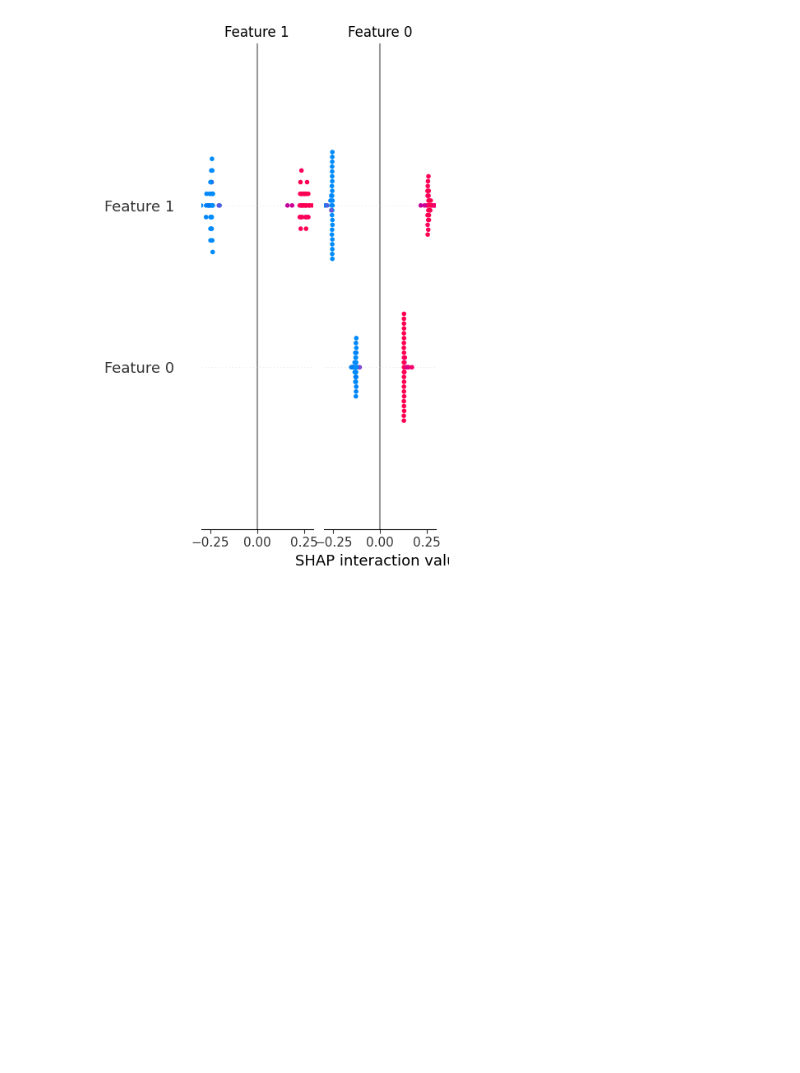
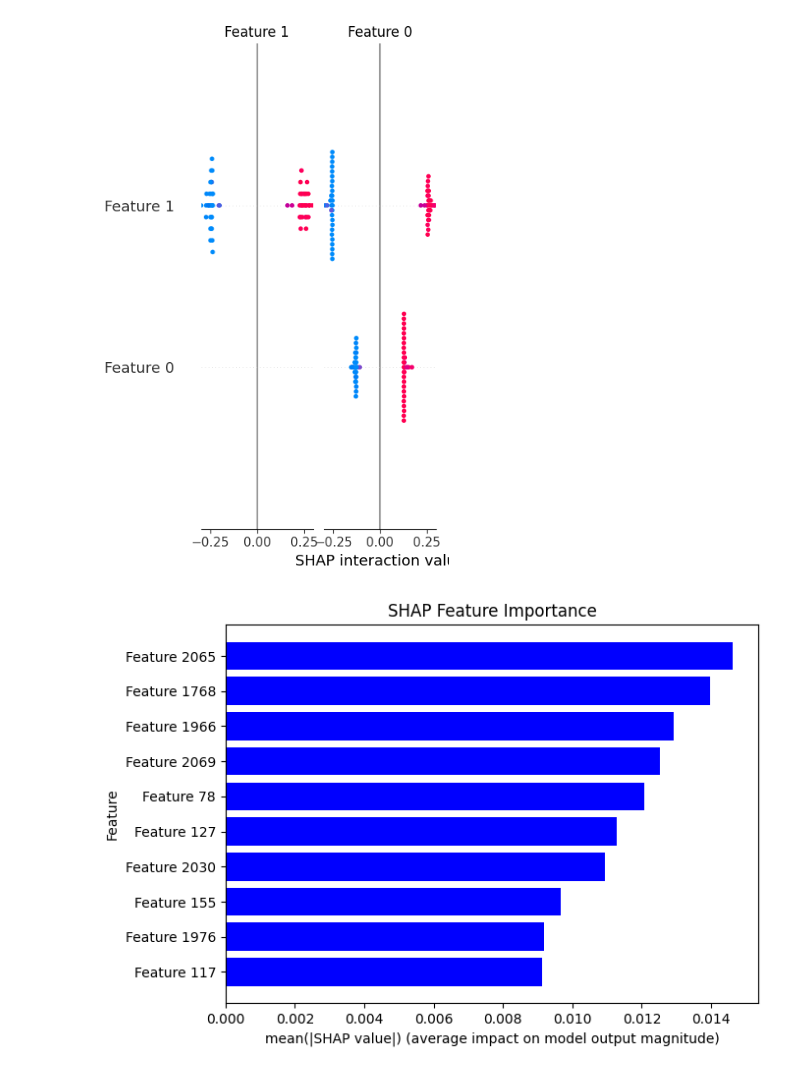
Before and after one commit to siva0124/HUNTER, a Jupyter notebook: meta_learner.ipynb, the cells around one changed output. Saved outputs shown, nothing was run; the diff lists cells and outputs as text; code cells hidden in the pictures; blank space fills up the shorter version.

```diff
--- a/meta_learner.ipynb
+++ b/meta_learner.ipynb
@@ -203,3 +203,92 @@ weighted avg       0.98      0.98      0.98        62
 121/121 ━━━━━━━━━━━━━━━━━━━━ 0s 1ms/step
 [figure]
 [figure]
+# %%
+import pandas as pd
+import numpy as np
+import matplotlib.pyplot as plt
+import seaborn as sns
+import shap
+from sklearn.model_selection import train_test_split
+from sklearn.ensemble import RandomForestClassifier
+from sklearn.preprocessing import StandardScaler, LabelEncoder
+from sklearn.metrics import classification_report, confusion_matrix, roc_curve, auc
+from scipy.fft import fft
+from itertools import cycle
+
+# Load the dataset
+file_path = 'COMPLETE DATA SET 2 (1).csv'
+data = pd.read_csv(file_path)
+
+# Separate features (X) and target (y)
+X = data.iloc[:, :-1]  # All columns except the last one
+y = data.iloc[:, -1]  # Target column
+
+# Encode labels (if they are categorical)
+label_encoder = LabelEncoder()
+y = label_encoder.fit_transform(y)
+
+# Identify non-numeric columns
+non_numeric_cols = X.select_dtypes(exclude=['number']).columns
+
+# Apply one-hot encoding to non-numeric columns
+X = pd.get_dummies(X, columns=non_numeric_cols)
+
+# Convert to numpy array for FFT
+X = X.values
+
+# Apply FFT to each signal in the feature matrix
+X_fft = np.abs(np.array([fft(signal) for signal in X]))
+
+# Split data into training and testing sets
+X_train, X_test, y_train, y_test = train_test_split(X_fft, y, test_size=0.2, random_state=42, stratify=y)
+
+# Scale the features for better performance
+scaler = StandardScaler()
+X_train_scaled = scaler.fit_transform(X_train)
+X_test_scaled = scaler.transform(X_test)
+
+# Train a Random Forest model
+rf_model = RandomForestClassifier(n_estimators=100, random_state=42)
+rf_model.fit(X_train_scaled, y_train)
+
+# SHAP Explainability
+def explain_shap(model, X_test_scaled):
+    explainer = shap.TreeExplainer(model)
+    shap_values = explainer.shap_values(X_test_scaled)
+
+    # Handle multi-class case: Compute mean absolute SHAP values across all classes
+    if isinstance(shap_values, list):  # Multi-class case
+        shap_values = np.mean(np.abs(np.array(shap_values)), axis=0)
+    else:  # Binary classification case
+        shap_values = np.abs(shap_values)
+
+    # Ensure SHAP values align with feature count
+    shap_importance = shap_values.mean(axis=0)
+    if len(shap_importance.shape) > 1:  # If it's still multi-dimensional, take mean across axis 1
+        shap_importance = shap_importance.mean(axis=1)
+
+    feature_count = X_test_scaled.shape[1]
+    feature_names = [f'Feature {i}' for i in range(feature_count)]
+
+    # Ensure lengths match before creating DataFrame
+    if len(shap_importance) != len(feature_names):
+        raise ValueError(f"Feature names ({len(feature_names)}) and SHAP values ({len(shap_importance)}) do not match!")
+
+    # Sort features by importance
+    feature_importance = pd.DataFrame({'Feature': feature_names, 'SHAP Value': shap_importance})
+    feature_importance = feature_importance.sort_values(by='SHAP Value', ascending=False).head(10)
+
+    # Plot SHAP feature importance bar chart
+    plt.figure(figsize=(7, 5))
+    plt.barh(feature_importance['Feature'], feature_importance['SHAP Value'], color='blue')
+    plt.xlabel('mean(|SHAP value|) (average impact on model output magnitude)')
+    plt.ylabel('Feature')
+    plt.title('SHAP Feature Importance')
+    plt.gca().invert_yaxis()
+    plt.show()
+
+# Explain the trained RandomForest model
+explain_shap(rf_model, X_test_scaled)
+# %% [output]
+[figure, added]
```
